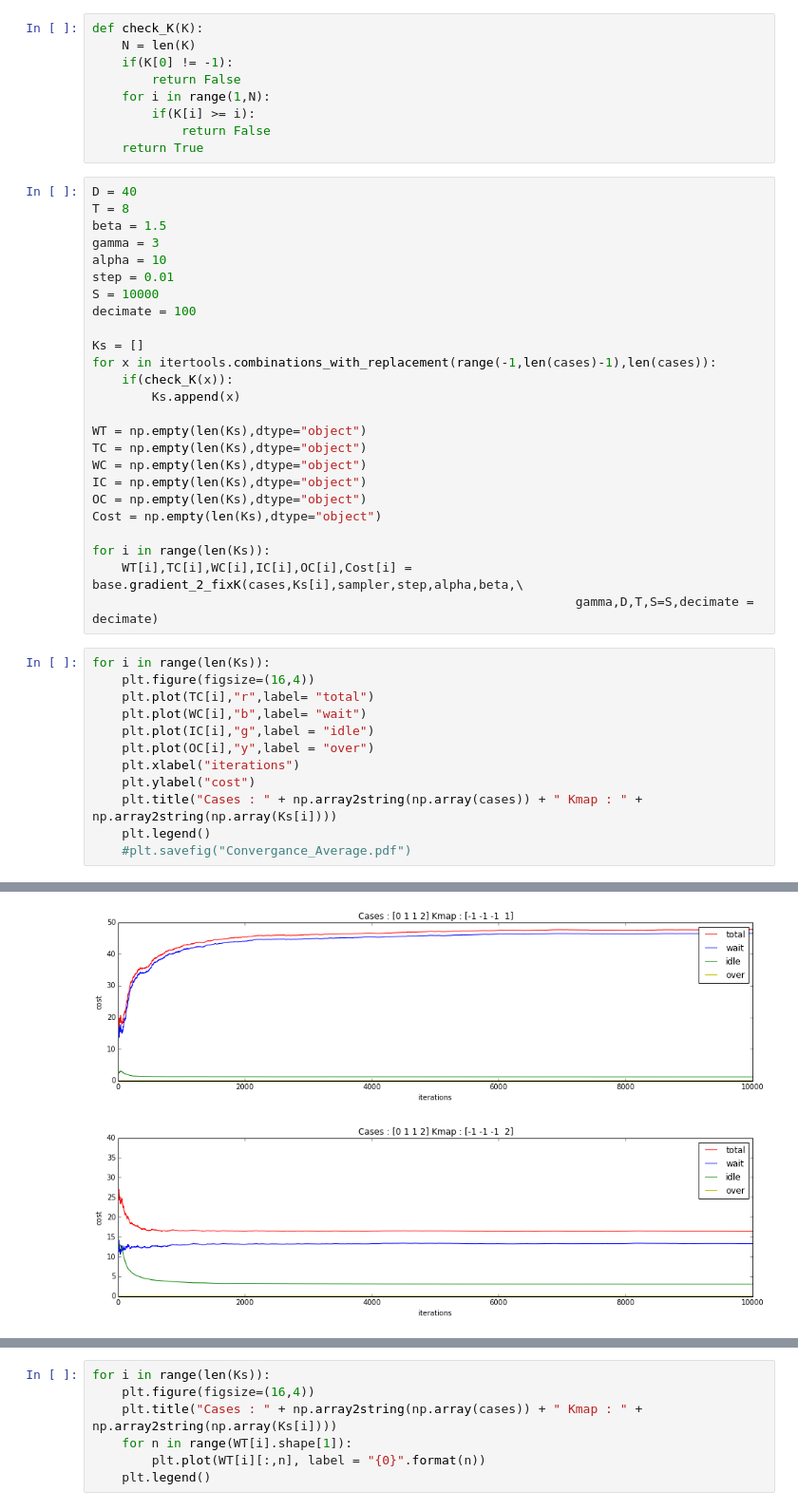
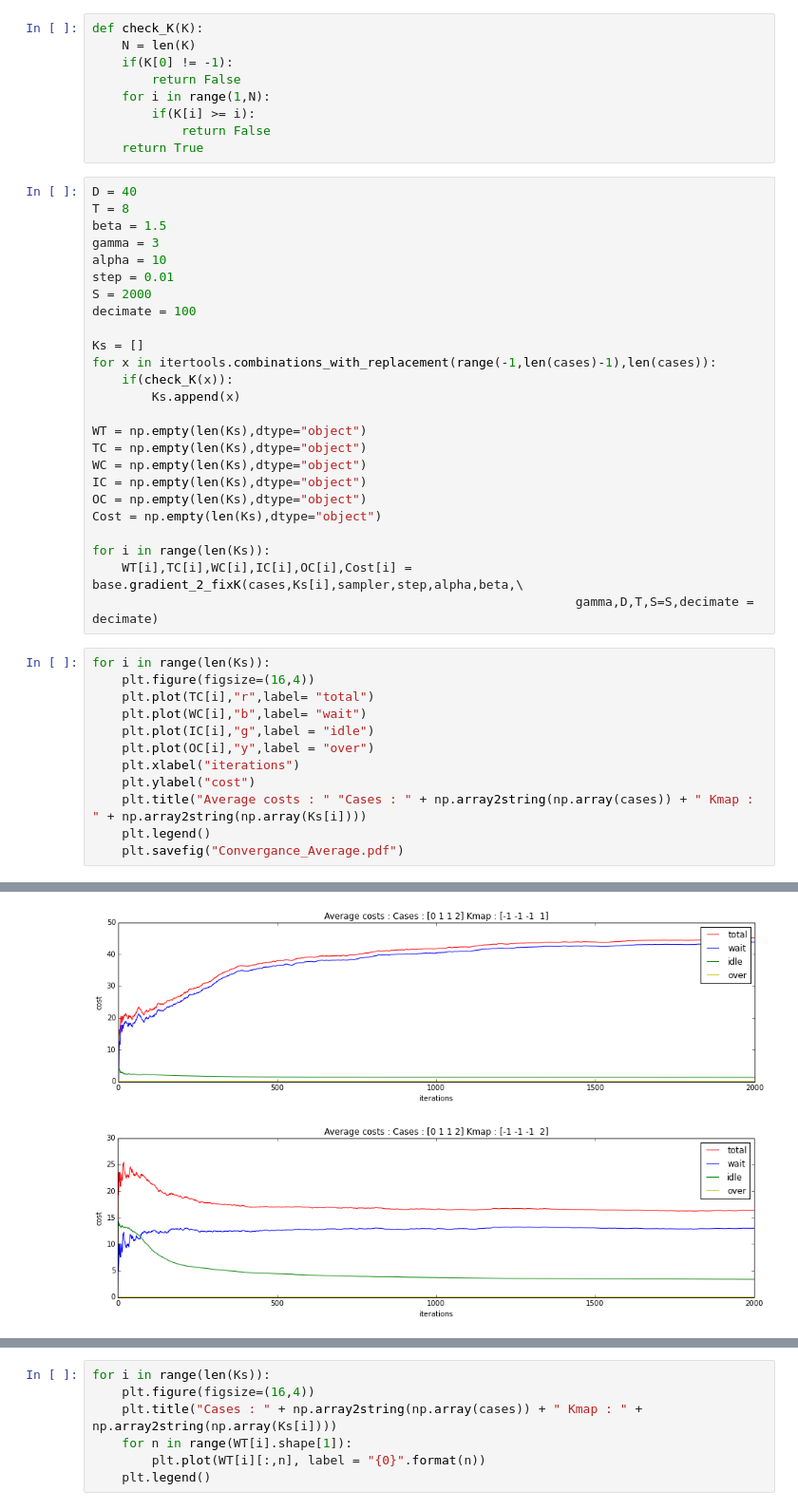
Before and after one commit to levtauz/Scheduling-Research, a Jupyter notebook: gradient/Test with Fixed K.ipynb, the cells around one changed output, grey strips where cells are left out. Shown at 95% size. Saved outputs shown, nothing was run; the diff lists cells and outputs as text.

```diff
--- a/gradient/Test with Fixed K.ipynb
+++ b/gradient/Test with Fixed K.ipynb
@@ -37,7 +37,7 @@ beta = 1.5
 gamma = 3
 alpha = 10
 step = 0.01
-S = 10000
+S = 2000
 decimate = 100
 
 Ks = []
@@ -64,7 +64,7 @@ for i in range(len(Ks)):
     plt.plot(OC[i],"y",label = "over")
     plt.xlabel("iterations")
     plt.ylabel("cost")
-    plt.title("Cases : " + np.array2string(np.array(cases)) + " Kmap : " + np.array2string(np.array(Ks[i])))
+    plt.title("Average costs : " "Cases : " + np.array2string(np.array(cases)) + " Kmap : " + np.array2string(np.array(Ks[i])))
     plt.legend()
-    #plt.savefig("Convergance_Average.pdf")
+    plt.savefig("Convergance_Average.pdf")
 # %% [output]
@@ -73,2 +73,2 @@ for i in range(len(Ks)):
-[figure, old version]
+[figure, new version]
-[figure, old version]
+[figure, new version]
```
Also changed, not shown: parts of 2 cells of this notebook.
